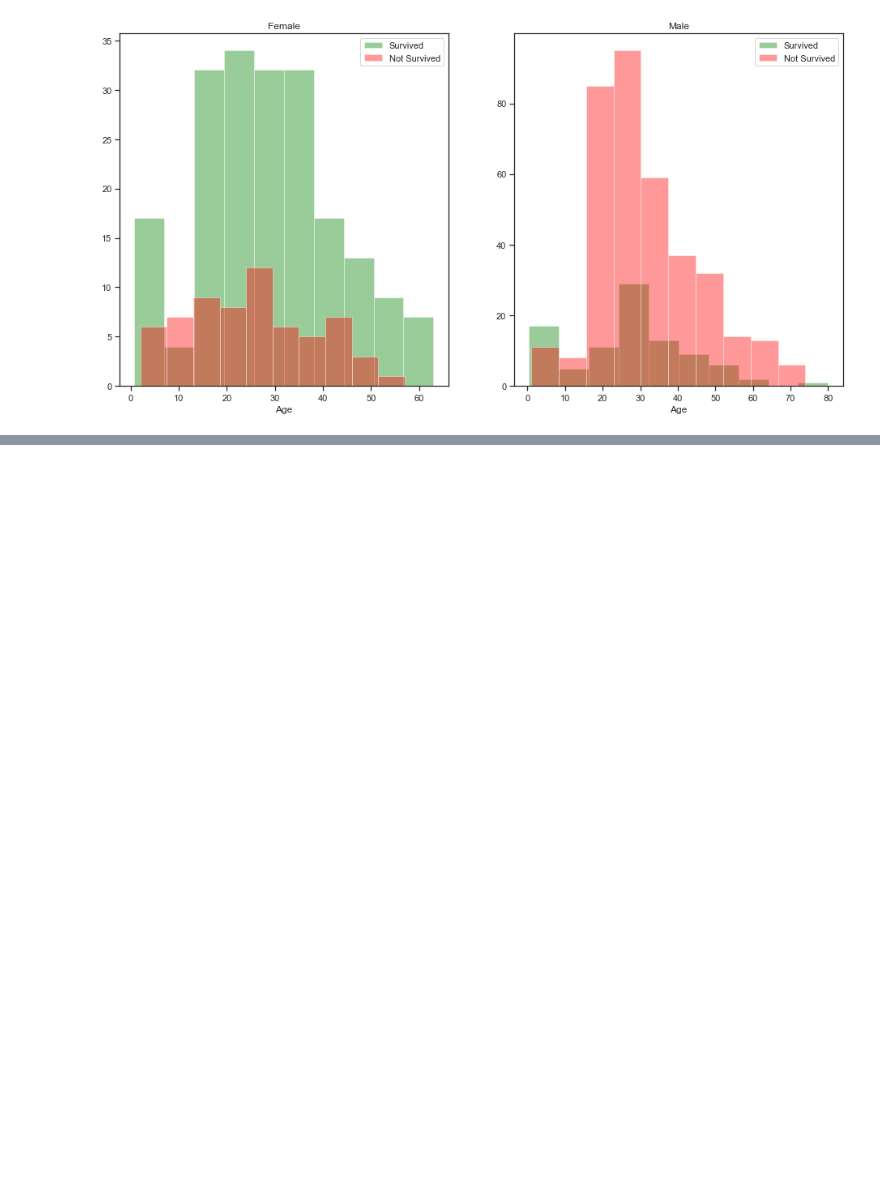
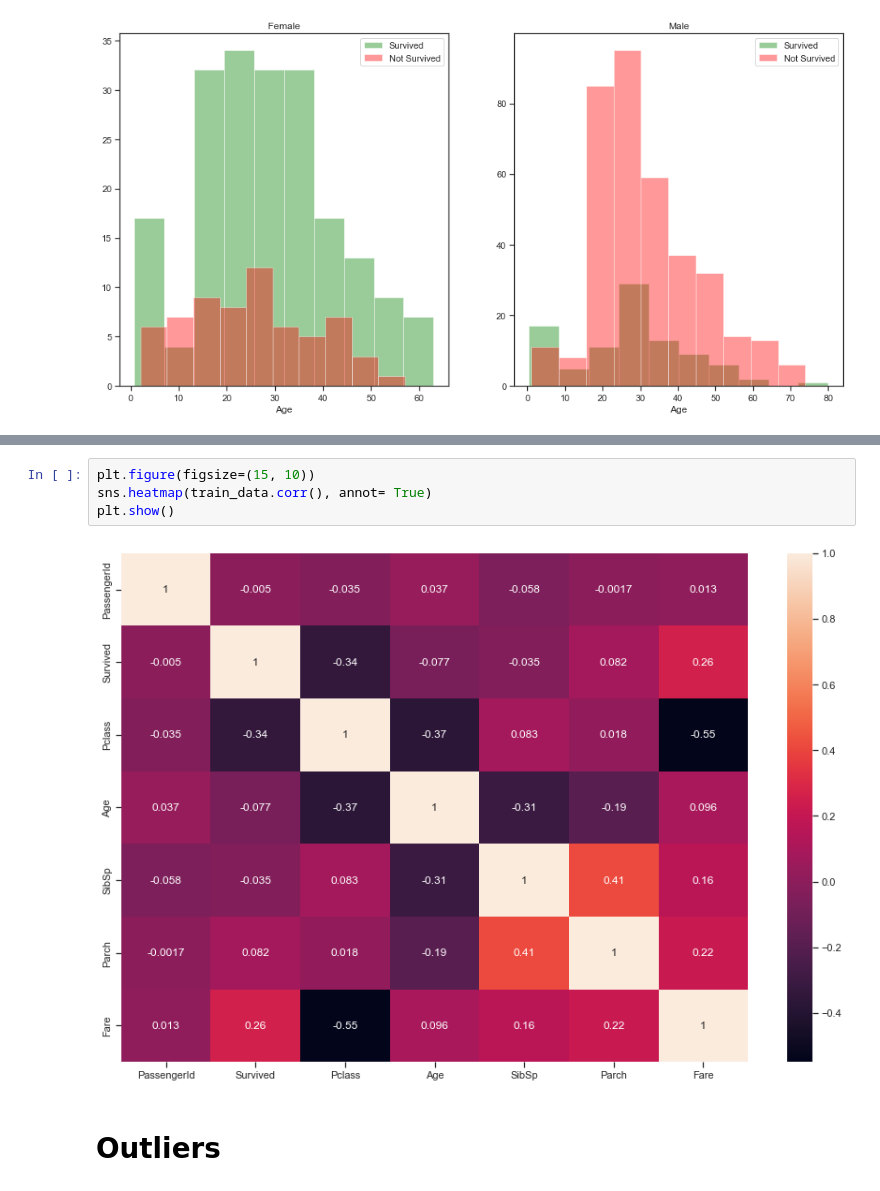
Before and after one commit to VallentinDS/Data-Science-Projects, a Jupyter notebook: Titanic - Kaggle ML Predictions/Titanic - Kaggle Machine Learning Challenge.ipynb, the cells around one changed output, grey strips where cells are left out. Cells and saved outputs as stored; diff of their text form; blank space fills up the shorter version.

```diff
--- a/Titanic - Kaggle ML Predictions/Titanic - Kaggle Machine Learning Challenge.ipynb
+++ b/Titanic - Kaggle ML Predictions/Titanic - Kaggle Machine Learning Challenge.ipynb
@@ -188,0 +372,8 @@ sns.swarmplot(x= 'Age', data=survivors, size= 10)
+# %%
+plt.figure(figsize=(15, 10))
+sns.heatmap(train_data.corr(), annot= True)
+plt.show()
+# %% [output]
+[figure, added]
+# %% [markdown]
+# Outliers
```
Also changed, not shown: parts of 33 cells of this notebook.
